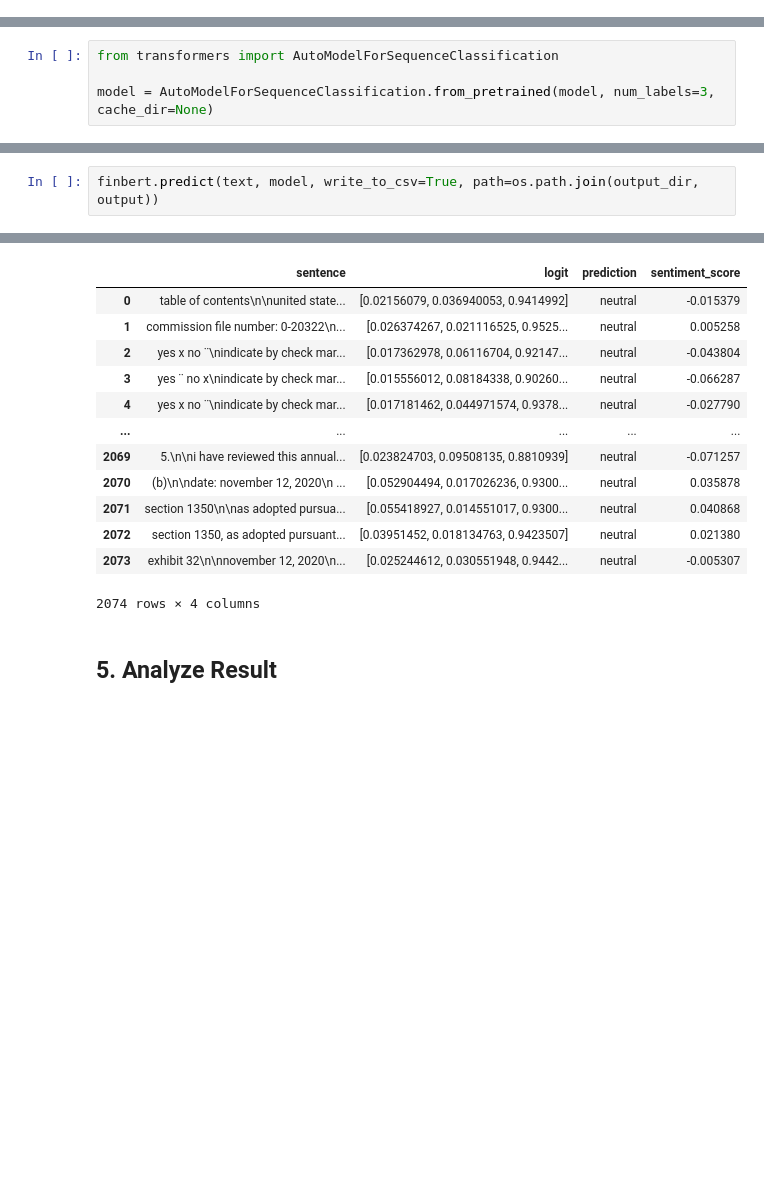
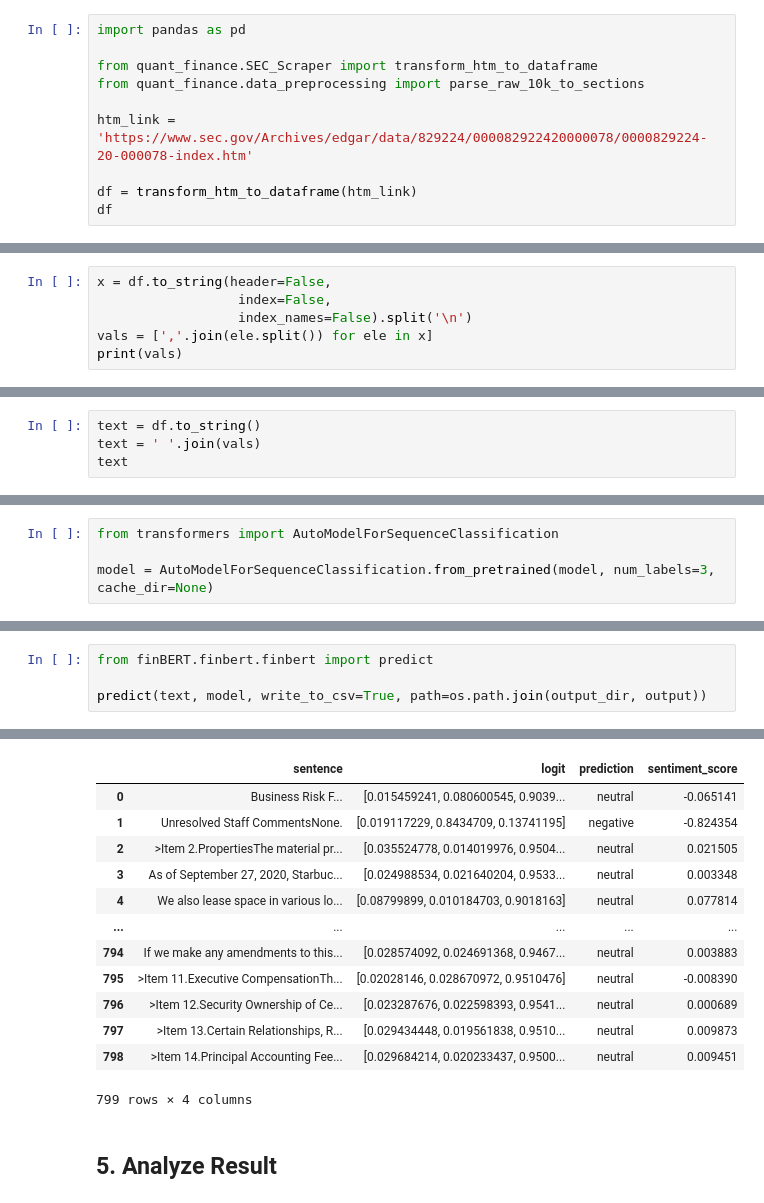
Before and after one commit to AriNguyen/SentimentAnalysis, a Jupyter notebook: sentiment-analysis-FinBERT.ipynb, the cells around one changed output, grey strips where cells are left out. Saved outputs shown, nothing was run; the diff lists cells and outputs as text; blank space fills up the shorter version.

Commit message:
Update README.md, add finBERT

```diff
--- a/sentiment-analysis-FinBERT.ipynb
+++ b/sentiment-analysis-FinBERT.ipynb
@@ -23,0 +29,10 @@ text = text_from_pdf.lower()
+# %%
+import pandas as pd
+
+from quant_finance.SEC_Scraper import transform_htm_to_dataframe
+from quant_finance.data_preprocessing import parse_raw_10k_to_sections
+
+htm_link = 'https://www.sec.gov/Archives/edgar/data/829224/000082922420000078/0000829224-20-000078-index.htm'
+
+df = transform_htm_to_dataframe(htm_link)
+df
@@ -23,0 +50,6 @@ text = text_from_pdf.lower()
+# %%
+x = df.to_string(header=False,
+                  index=False,
+                  index_names=False).split('\n')
+vals = [','.join(ele.split()) for ele in x]
+print(vals)
@@ -99,0 +64,4 @@ text_s
+# %%
+text = df.to_string()
+text = ' '.join(vals)
+text
@@ -108,3 +91,5 @@ model = AutoModelForSequenceClassification.from_pretrained(model, num_labels=3,
 # %%
-finbert.predict(text, model, write_to_csv=True, path=os.path.join(output_dir, output))
+from finBERT.finbert.finbert import predict
+
+predict(text, model, write_to_csv=True, path=os.path.join(output_dir, output))
 # %% [output]
@@ -128,16 +113,16 @@ finbert.predict(text, model, write_to_csv=True, path=os.path.join(output_dir, ou
 |  | sentence | logit | prediction | sentiment_score |
-| 0 | table of contents\n\nunited state... | [0.02156079, 0.036940053, 0.9414992] | neutral | -0.015379 |
-| 1 | commission file number: 0-20322\n... | [0.026374267, 0.021116525, 0.9525... | neutral | 0.005258 |
-| 2 | yes x no ¨\nindicate by check mar... | [0.017362978, 0.06116704, 0.92147... | neutral | -0.043804 |
-| 3 | yes ¨ no x\nindicate by check mar... | [0.015556012, 0.08184338, 0.90260... | neutral | -0.066287 |
-| 4 | yes x no ¨\nindicate by check mar... | [0.017181462, 0.044971574, 0.9378... | neutral | -0.027790 |
+| 0 | Business Risk F... | [0.015459241, 0.080600545, 0.9039... | neutral | -0.065141 |
+| 1 | Unresolved Staff CommentsNone. | [0.019117229, 0.8434709, 0.13741195] | negative | -0.824354 |
+| 2 | >Item 2.PropertiesThe material pr... | [0.035524778, 0.014019976, 0.9504... | neutral | 0.021505 |
+| 3 | As of September 27, 2020, Starbuc... | [0.024988534, 0.021640204, 0.9533... | neutral | 0.003348 |
+| 4 | We also lease space in various lo... | [0.08799899, 0.010184703, 0.9018163] | neutral | 0.077814 |
 | ... | ... | ... | ... | ... |
-| 2069 | 5.\n\ni have reviewed this annual... | [0.023824703, 0.09508135, 0.8810939] | neutral | -0.071257 |
-| 2070 | (b)\n\ndate: november 12, 2020\n ... | [0.052904494, 0.017026236, 0.9300... | neutral | 0.035878 |
-| 2071 | section 1350\n\nas adopted pursua... | [0.055418927, 0.014551017, 0.9300... | neutral | 0.040868 |
-| 2072 | section 1350, as adopted pursuant... | [0.03951452, 0.018134763, 0.9423507] | neutral | 0.021380 |
-| 2073 | exhibit 32\n\nnovember 12, 2020\n... | [0.025244612, 0.030551948, 0.9442... | neutral | -0.005307 |
+| 794 | If we make any amendments to this... | [0.028574092, 0.024691368, 0.9467... | neutral | 0.003883 |
+| 795 | >Item 11.Executive CompensationTh... | [0.02028146, 0.028670972, 0.9510476] | neutral | -0.008390 |
+| 796 | >Item 12.Security Ownership of Ce... | [0.023287676, 0.022598393, 0.9541... | neutral | 0.000689 |
+| 797 | >Item 13.Certain Relationships, R... | [0.029434448, 0.019561838, 0.9510... | neutral | 0.009873 |
+| 798 | >Item 14.Principal Accounting Fee... | [0.029684214, 0.020233437, 0.9500... | neutral | 0.009451 |
-2074 rows × 4 columns
+799 rows × 4 columns
 # %% [markdown]
 ## 5. Analyze Result
 # %%
```
Also changed, not shown: parts of 28 cells of this notebook, 6 other files.
